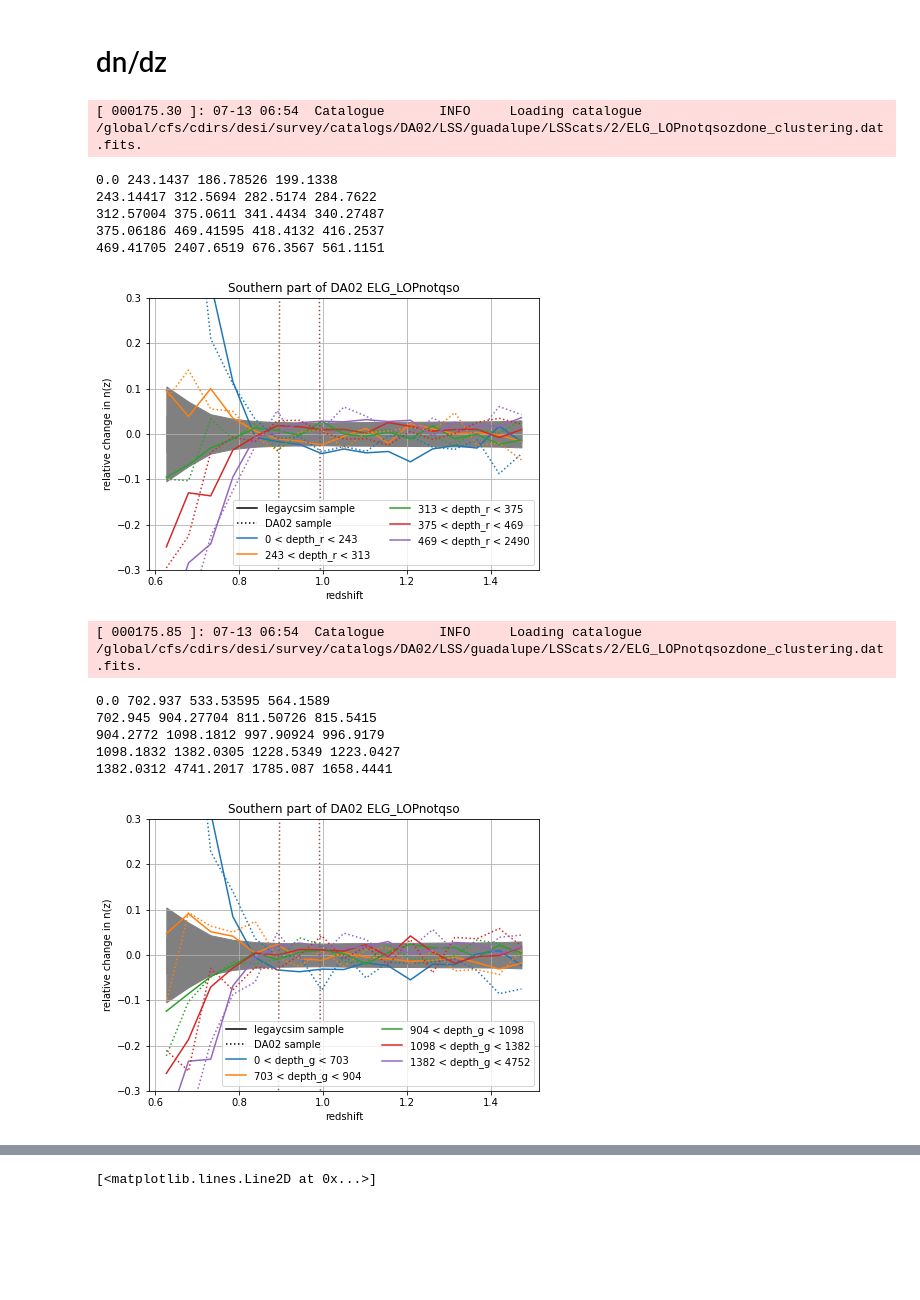
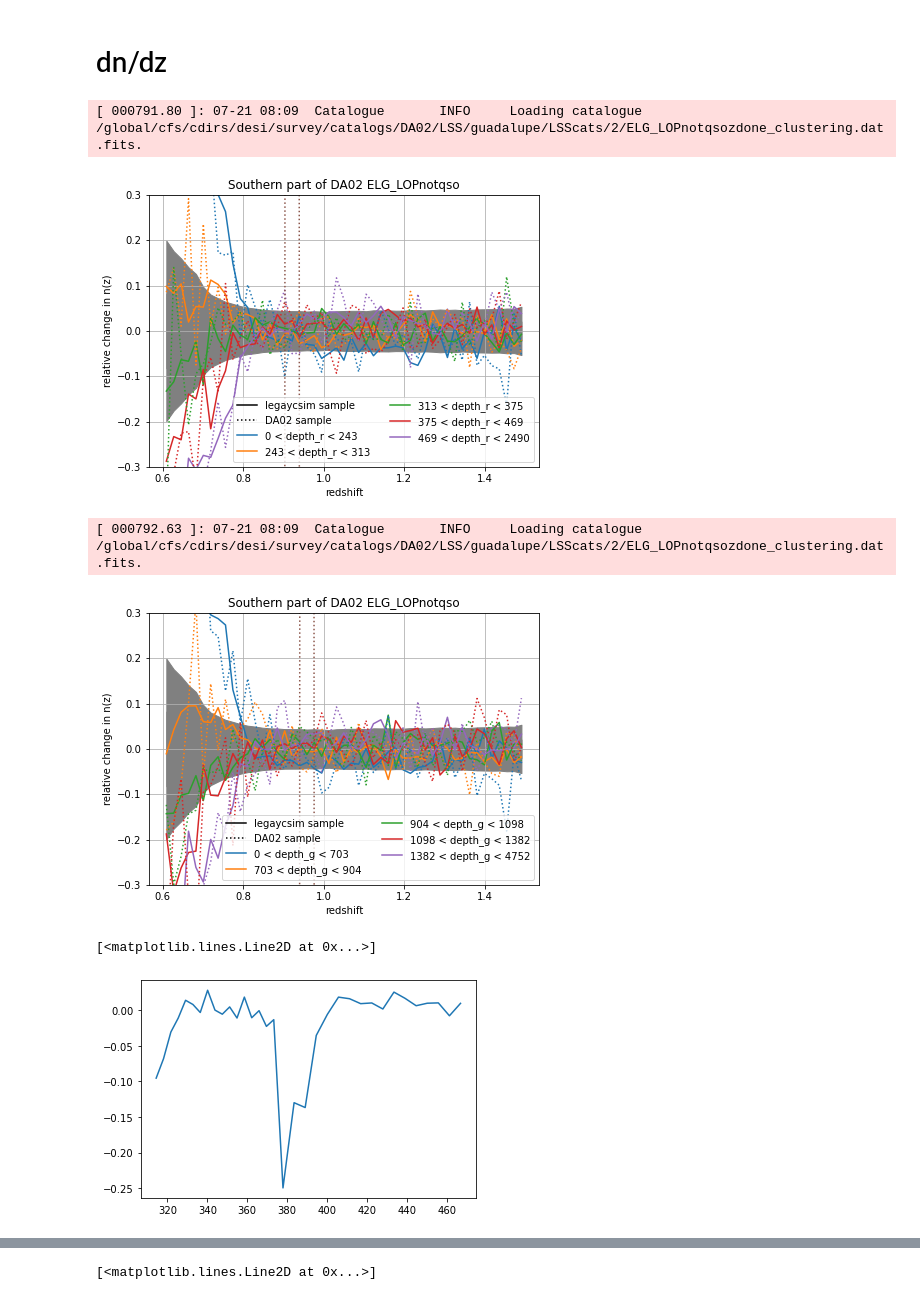
Before and after one commit to AlbertoRosado1/legacysim_runs, a Jupyter notebook: DA02/checks_south_final.ipynb, the cells around one changed output, grey strips where cells are left out. Saved outputs shown, nothing was run; the diff lists cells and outputs as text; code cells hidden in the pictures; blank space fills up the shorter version.

```diff
--- a/DA02/checks_south_final.ipynb
+++ b/DA02/checks_south_final.ipynb
@@ -458,7 +458,7 @@ def plot_dndz_variations(ax, z, samples, weights=None, zbins=np.linspace(0.6, 1.
     ax.grid(True)
     ax.set_ylim(-0.3, 0.3)
 # %%
-def plot_dndz_variations_test(ax, z, samples, weights=None, zbins=np.linspace(0.6, 1.5, 18), linestyle='-', labels=None):
+def plot_dndz_variations_test(ax, z, samples, weights=None, zbins=np.linspace(0.6, 1.5, 50), linestyle='-', labels=None):
 
     usamples = np.unique(samples)
     nsamples = len(usamples)
@@ -476,6 +476,7 @@ def plot_dndz_variations_test(ax, z, samples, weights=None, zbins=np.linspace(0.
     for isample, (sample, label) in enumerate(zip(usamples, labels)):
         #print(isample,(sample,label), samples)
         mask = samples == sample
+        #print(len(z[mask]))
         dndzw_sample = np.histogram(z[mask], bins=zbins, weights=weights[mask] if weights is not None else None)[0]
         ratio = dndzw_sample.sum()/dndzw.sum()
         toplot =  1./ratio*dndzw_sample/dndzw - 1.
@@ -490,12 +491,15 @@ def plot_dndz_variations_test(ax, z, samples, weights=None, zbins=np.linspace(0.
     #print(dndz_list)
     return mid, dndz_list
 # %%
-def make_table(z, depth, dndz):
+def make_table(z, depth, dndz, depth_type='r'):
     from astropy.table import Table, Column
     l = dndz
+    #ll = depth
+    dt = depth_type
     ll = [np.full(l[i].size,depth[i]) for i in range(len(l))]
     t = Table([mid,ll[0],l[0],ll[1],l[1],ll[2],l[2],ll[3],l[3],ll[4],l[4]],
-          names=('z','depth_g_bin0','dndz_bin0','depth_g_bin1','dndz_bin1','depth_g_bin2','dndz_bin2','depth_g_bin3','dndz_bin3','depth_g_bin4','dndz_bin4'))
+          names=('z',f'depth_{dt}_bin0','dndz_bin0',f'depth_{dt}_bin1','dndz_bin1',
+                 f'depth_{dt}_bin2','dndz_bin2',f'depth_{dt}_bin3','dndz_bin3',f'depth_{dt}_bin4','dndz_bin4'))
     return t
 # %%
 for prefix in ['ELG_LOPnotqso']:#,'ELG']:
@@ -510,64 +514,68 @@ for prefix in ['ELG_LOPnotqso']:#,'ELG']:
         #print(samples)
         # to get depth statistics
         depth_list_mean = []
-        depth_list_median = []
-        #depth_list = []
+        #depth_list_median = []
+        depth_list = []
+        #for low, high in zip(quantiles[:-1], quantiles[1:]):
+            #dbins = np.linspace(low, high, 18)
+            #dmid = (dbins[:-1] + dbins[1:])/2.
+            #depth_list.append(dmid)
         for isample, (sample, label) in enumerate(zip(np.unique(samples), labels)):
             mask = samples == sample
-            depth_bin = depth[mask]
-            #depth_bin = np.histogram(depth[mask], bins=17)[0]
+            depth_mean = depth[mask].mean()
+            depth_list_mean.append(depth_mean)
+            depth_bin = np.histogram(depth[mask], bins=48,weights=depth[mask])[1]
+            depth_list.append(depth_bin)
+            #print(depth_bin)
+            #depth_bin = depth[mask]
+            #print(np.histogram(depth[mask], bins=16,weights=depth[mask])[1].mean(),depth_bin.mean())
+            #print(np.median(np.histogram(depth[mask], bins=16,weights=depth[mask])[1]),np.median(depth_bin))
+            #_, depth_bin = np.histogram(depth[mask], bins=16,weights=np.ones_like(depth[mask]))
             #bin_means = (np.histogram(depth[mask], 17, weights=depth[mask])[0]/ np.histogram(depth[mask], bins)[0])
             #print('bin means:', bin_means)
             #print(depth_bin)
             #print('bin edges',np.histogram(depth[mask], bins=18-1, weights=None)[1])
-            print(depth_bin.min(),depth_bin.max(),depth_bin.mean(),np.median(depth_bin))
+            #print(depth_bin.min(),depth_bin.max(),depth_bin.mean(),np.median(depth_bin))
             #depth_list.append(depth_bin)
             #depth_list.append(bin_means)
-            depth_list_mean.append(depth_bin.mean())
-            depth_list_median.append(np.median(depth_bin))
+            #depth_list.append(depth_bin)
+            #depth_list_mean.append(depth_bin.mean())
+            #depth_list_median.append(np.median(depth_bin))
         #
 
         ax = plt.gca()
         fig = plt.gcf()
         fig.set_size_inches(7, 5)
         ax.plot([], [], linestyle='-', color='k', label='legaycsim sample')
         ax.plot([], [], linestyle=':', color='k', label='DA02 sample')
         mid, l = plot_dndz_variations_test(ax, z, samples, linestyle='-', labels=labels)
         #
         if name=='depth_r':
-            t1 = make_table(mid,depth_list_mean,l)
+            t1 = make_table(mid,depth_list_mean,l,depth_type='r')
+            #t1 = make_table(mid,depth_list,l,depth_type='r')
             labels1 = labels
         elif name=='depth_g':
-            t2 = make_table(mid,depth_list_mean,l)
+            t2 = make_table(mid,depth_list_mean,l,depth_type='g')
+            #t2 = make_table(mid,depth_list,l,depth_type='g')
             labels2 = labels
         #
         data_full = data
         data_clustering = Catalogue.load(os.path.join(base_dir, '{}zdone_clustering.dat.fits'.format(prefix)))
         ind1, ind2 = utils.overlap(data_clustering['TARGETID'], data_full['TARGETID'])
         data_clustering = data_clustering[ind1]
         z = data_clustering['Z']
         weights = data_clustering['WEIGHT_COMP']
         depth = data_full[column][ind2]
         samples = np.clip(np.digitize(depth, quantiles) - 1, 0, len(quantiles) - 1)
         _,_ = plot_dndz_variations_test(ax, z, samples, weights=weights, linestyle=':')
         ax.set_title('Southern part of DA02 {}'.format(prefix))
 
         ax.legend(loc=4, ncol=2)
         filename = os.path.join(plot_dir, 'dndz_{}_{}_{}.png'.format(prefix, run, name))
         #fig.savefig(filename, bbox_inches='tight', pad_inches=0.1, dpi=200)
         plt.show()
 # %% [output]
-[ 000175.30 ]: 07-13 06:54  Catalogue       INFO     Loading catalogue /global/cfs/cdirs/desi/survey/catalogs/DA02/LSS/guadalupe/LSScats/2/ELG_LOPnotqsozdone_clustering.dat.fits.
+[ 000791.80 ]: 07-21 08:09  Catalogue       INFO     Loading catalogue /global/cfs/cdirs/desi/survey/catalogs/DA02/LSS/guadalupe/LSScats/2/ELG_LOPnotqsozdone_clustering.dat.fits.
+[figure, new version]
-0.0 243.1437 186.78526 199.1338
-243.14417 312.5694 282.5174 284.7622
-312.57004 375.0611 341.4434 340.27487
-375.06186 469.41595 418.4132 416.2537
-469.41705 2407.6519 676.3567 561.1151
+[ 000792.63 ]: 07-21 08:09  Catalogue       INFO     Loading catalogue /global/cfs/cdirs/desi/survey/catalogs/DA02/LSS/guadalupe/LSScats/2/ELG_LOPnotqsozdone_clustering.dat.fits.
-[figure, old version]
-[ 000175.85 ]: 07-13 06:54  Catalogue       INFO     Loading catalogue /global/cfs/cdirs/desi/survey/catalogs/DA02/LSS/guadalupe/LSScats/2/ELG_LOPnotqsozdone_clustering.dat.fits.
-0.0 702.937 533.53595 564.1589
-702.945 904.27704 811.50726 815.5415
-904.2772 1098.1812 997.90924 996.9179
-1098.1832 1382.0305 1228.5349 1223.0427
-1382.0312 4741.2017 1785.087 1658.4441
-[figure, old version]
+[figure, new version]
@@ -574 +586,7 @@ for prefix in ['ELG_LOPnotqso']:#,'ELG']:
+# %%
+plt.plot(np.concatenate([t1['depth_r_bin2'],t1['depth_r_bin3']]),np.concatenate([t1['dndz_bin2'],t1['dndz_bin3']]))
+#plt.plot(t1['depth_r_bin3'],t1['dndz_bin3'])
+# %% [output]
+[<matplotlib.lines.Line2D at 0x...>]
+[figure, added]
 # %% [markdown]
```
Also changed, not shown: parts of 34 cells of this notebook, 5 other files.
